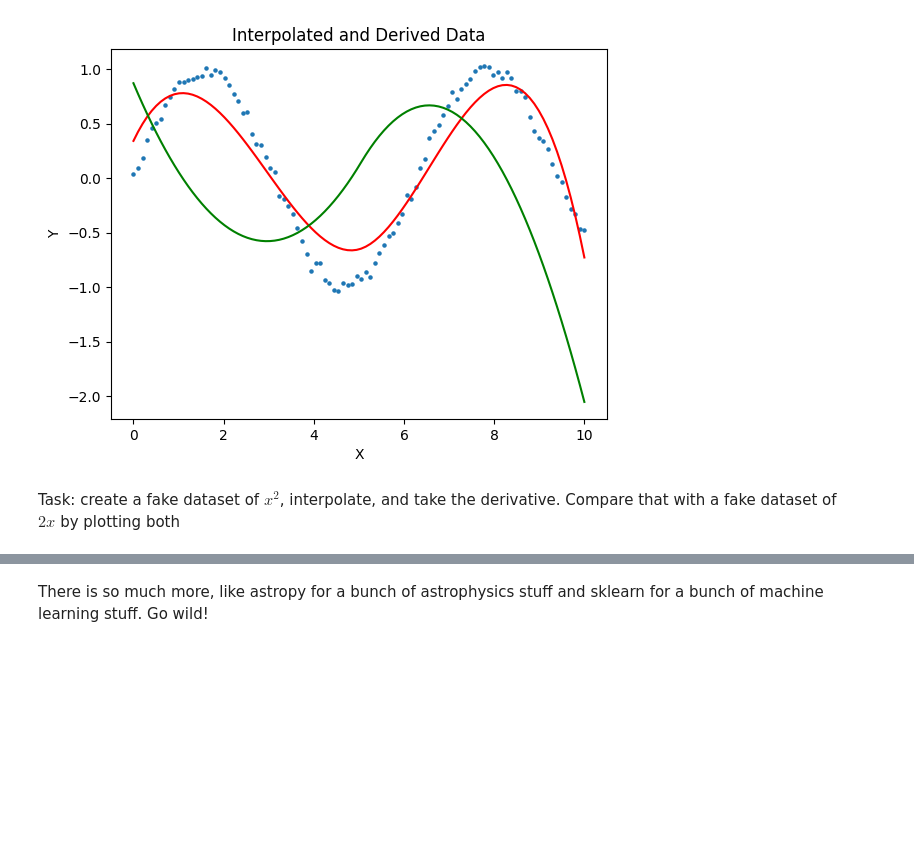
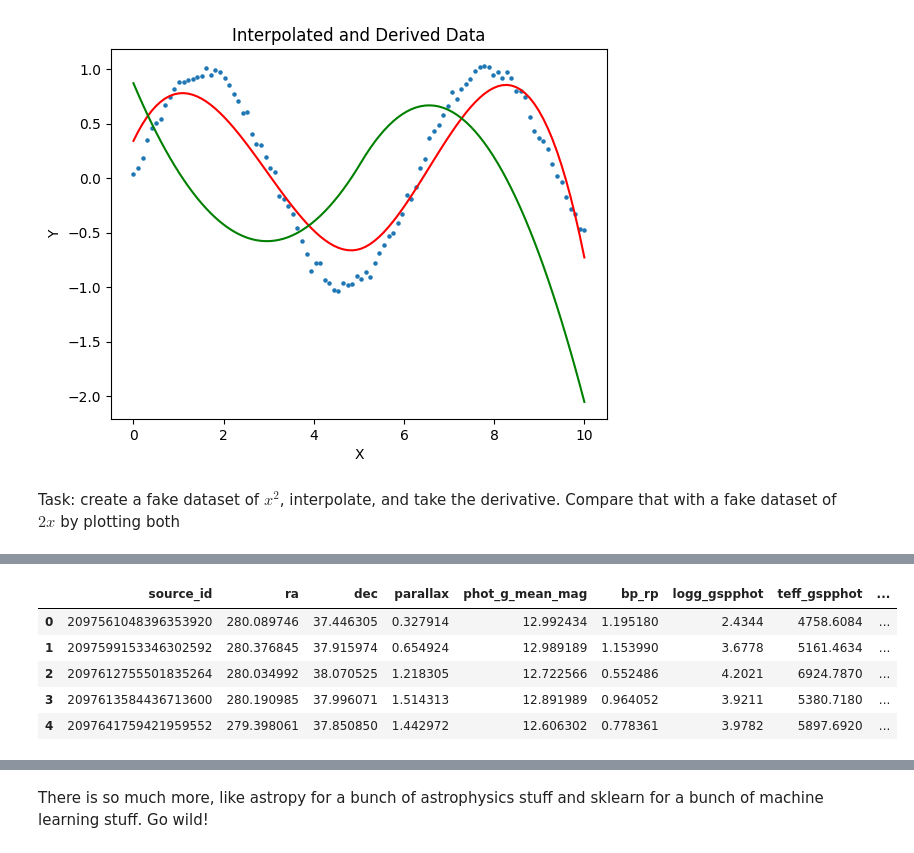
Before and after one commit to skhrg/Penn-Summer-Computing-Training, a Jupyter notebook: 6_Python_Overview/Exercises.ipynb, the cells around one changed output, grey strips where cells are left out. Drawn from its saved outputs; the diff is of its cells as text; code cells hidden in the pictures; blank space fills up the shorter version.

```diff
--- a/6_Python_Overview/Exercises.ipynb
+++ b/6_Python_Overview/Exercises.ipynb
@@ -209,0 +220,14 @@ Task: create a fake dataset of $x^2$, interpolate, and take the derivative. Comp
+# %%
+# Read in the csv file using the read_csv function
+# Save the data from the file as df--we'll cover why we're calling it that in a second
+df = pd.read_csv('gaia_data_pandas.csv')
+
+# Use the head function to preview the first five rows oof the data
+df.head()
+# %% [output]
+|  | source_id | ra | dec | parallax | phot_g_mean_mag | bp_rp | logg_gspphot | teff_gspphot | ... |
+| 0 | 2097561048396353920 | 280.089746 | 37.446305 | 0.327914 | 12.992434 | 1.195180 | 2.4344 | 4758.6084 | ... |
+| 1 | 2097599153346302592 | 280.376845 | 37.915974 | 0.654924 | 12.989189 | 1.153990 | 3.6778 | 5161.4634 | ... |
+| 2 | 2097612755501835264 | 280.034992 | 38.070525 | 1.218305 | 12.722566 | 0.552486 | 4.2021 | 6924.7870 | ... |
+| 3 | 2097613584436713600 | 280.190985 | 37.996071 | 1.514313 | 12.891989 | 0.964052 | 3.9211 | 5380.7180 | ... |
+| 4 | 2097641759421959552 | 279.398061 | 37.850850 | 1.442972 | 12.606302 | 0.778361 | 3.9782 | 5897.6920 | ... |
```
Also changed, not shown: parts of 12 cells of this notebook.
